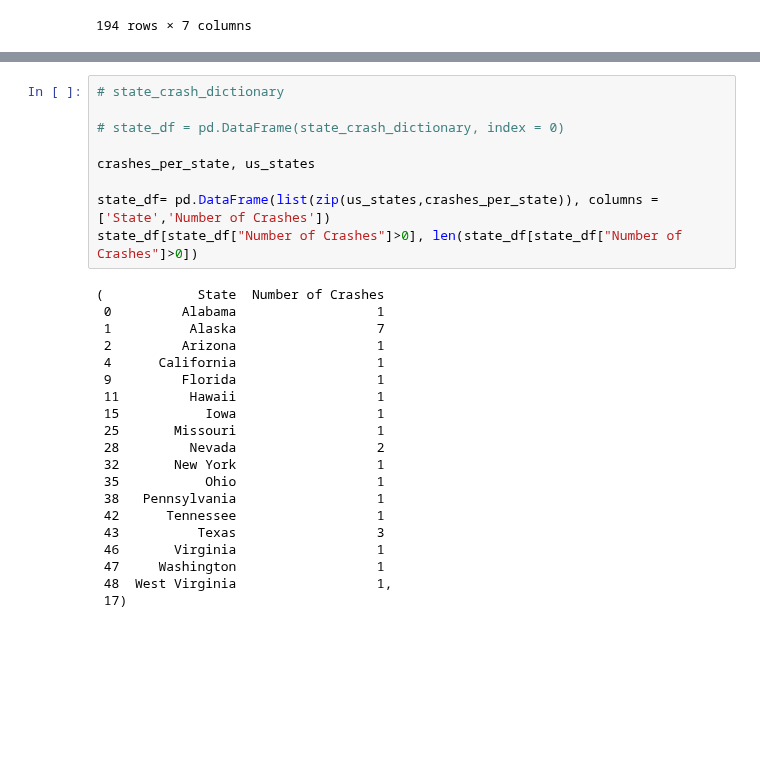
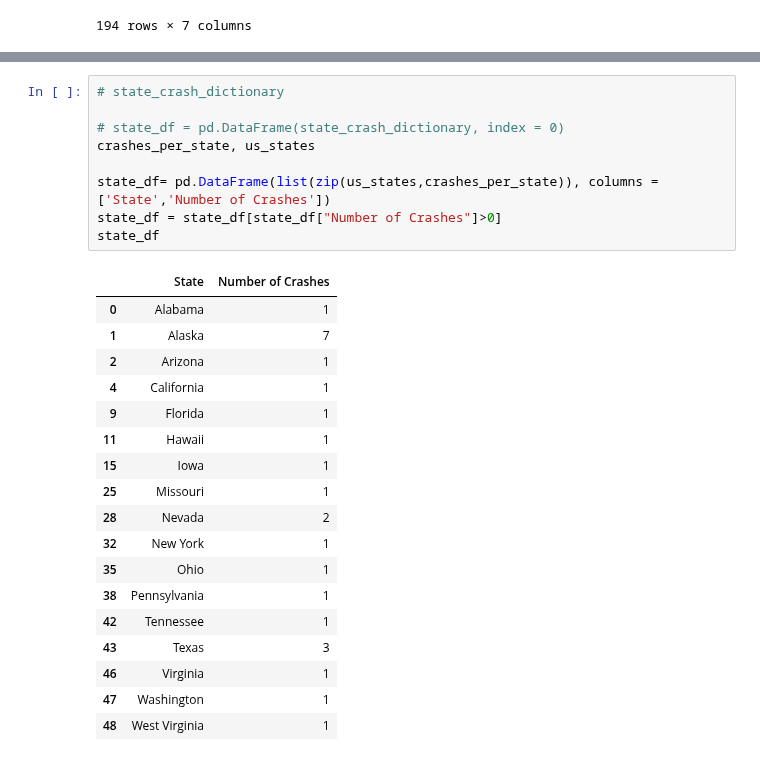
Before and after one commit to MZt92-ui/Project-1-Group-3, a Jupyter notebook: plane crash.ipynb, the cells around one changed output, grey strips where cells are left out. Saved outputs shown, nothing was run; the diff lists cells and outputs as text; blank space fills up the shorter version.

```diff
--- a/plane crash.ipynb
+++ b/plane crash.ipynb
@@ -884,32 +882,31 @@ total_fatalities
 # %%
 # state_crash_dictionary
 
 # state_df = pd.DataFrame(state_crash_dictionary, index = 0)
-
 crashes_per_state, us_states
 
 state_df= pd.DataFrame(list(zip(us_states,crashes_per_state)), columns =['State','Number of Crashes'])
-state_df[state_df["Number of Crashes"]>0], len(state_df[state_df["Number of Crashes"]>0])
+state_df = state_df[state_df["Number of Crashes"]>0]
+state_df
 # %% [output]
-(            State  Number of Crashes
- 0         Alabama                  1
- 1          Alaska                  7
- 2         Arizona                  1
- 4      California                  1
- 9         Florida                  1
- 11         Hawaii                  1
- 15           Iowa                  1
- 25       Missouri                  1
- 28         Nevada                  2
- 32       New York                  1
- 35           Ohio                  1
- 38   Pennsylvania                  1
- 42      Tennessee                  1
- 43          Texas                  3
- 46       Virginia                  1
- 47     Washington                  1
- 48  West Virginia                  1,
- 17)
+|  | State | Number of Crashes |
+| 0 | Alabama | 1 |
+| 1 | Alaska | 7 |
+| 2 | Arizona | 1 |
+| 4 | California | 1 |
+| 9 | Florida | 1 |
+| 11 | Hawaii | 1 |
+| 15 | Iowa | 1 |
+| 25 | Missouri | 1 |
+| 28 | Nevada | 2 |
+| 32 | New York | 1 |
+| 35 | Ohio | 1 |
+| 38 | Pennsylvania | 1 |
+| 42 | Tennessee | 1 |
+| 43 | Texas | 3 |
+| 46 | Virginia | 1 |
+| 47 | Washington | 1 |
+| 48 | West Virginia | 1 |
 # %%
 
 
```
Also changed, not shown: parts of 3 cells of this notebook.
